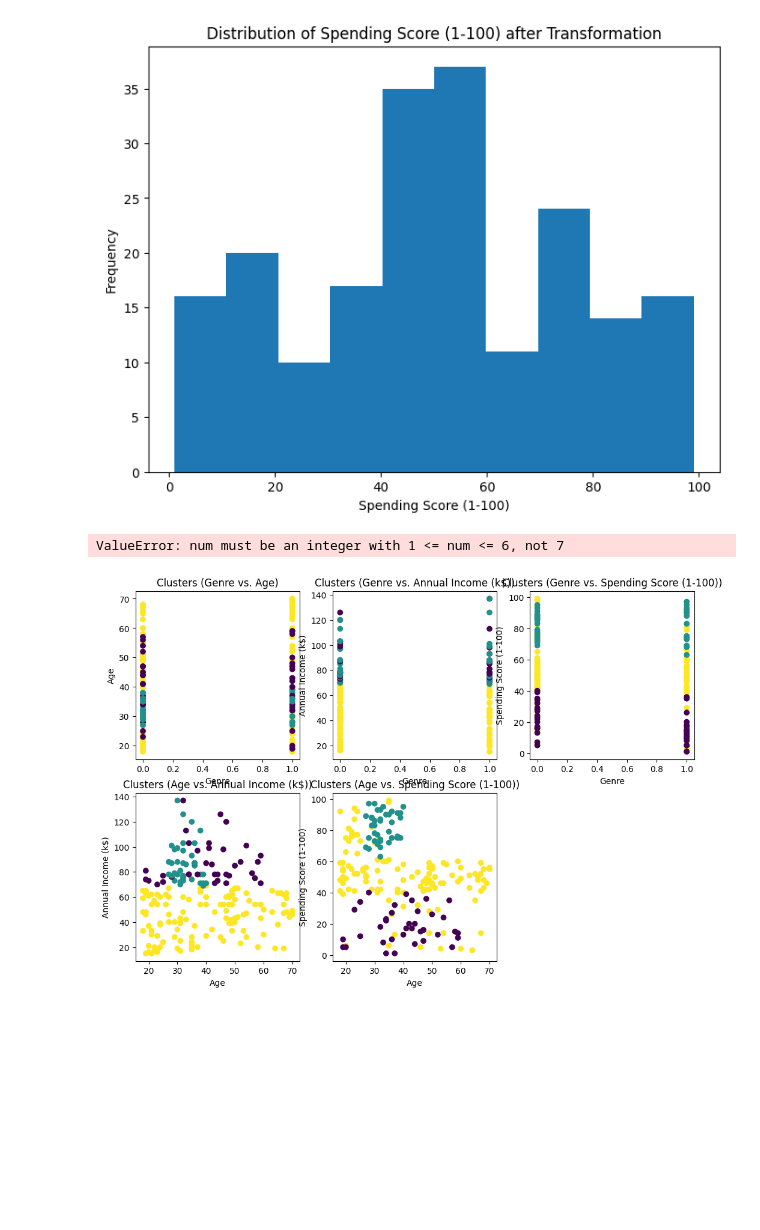
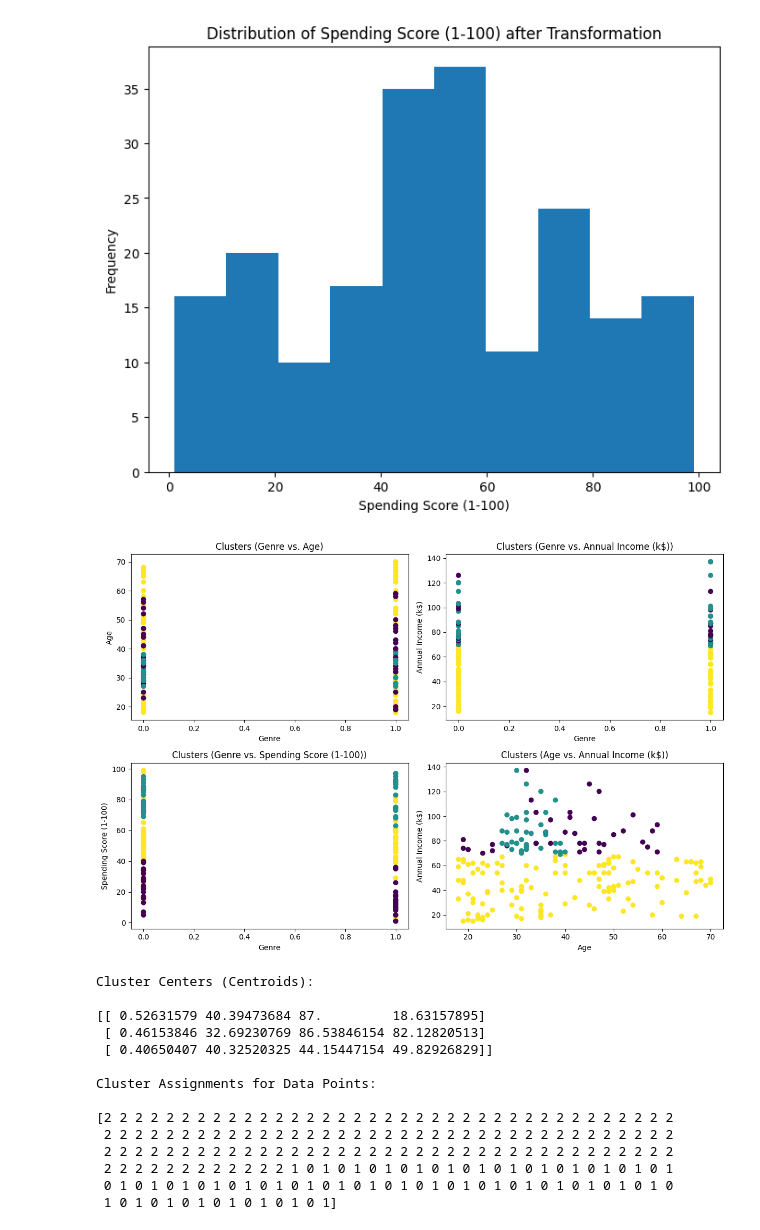
Before and after one commit to JaveriaIrfan686/Mall-Customer-by-using-Clustering, a Jupyter notebook: mall customer clustering.ipynb, the cells around one changed output. Cells and saved outputs as stored; diff of their text form; code cells hidden in the pictures; blank space fills up the shorter version.

Commit message:
Resolved error in K mean clustering

```diff
--- a/mall customer clustering.ipynb
+++ b/mall customer clustering.ipynb
@@ -79,7 +79,7 @@ df_encoded = pd.DataFrame(data)
 
 label_encoder = LabelEncoder()
 
-for column in df.columns:
+for column in df_encoded.columns:
     if df_encoded[column].dtype == 'object':
         df_encoded[column] = label_encoder.fit_transform(df_encoded[column])
 
@@ -397,37 +397,57 @@ selected_columns = ['Genre', 'Age', 'Annual Income (k$)', 'Spending Score (1-100
 X = df[selected_columns]
 
 # Specify the number of clusters (K)
 k = 3
 
 # Create and fit the K-Means model
 kmeans = KMeans(n_clusters=k, random_state=0)
 kmeans.fit(X)
 
 # Assign cluster labels to each data point
 cluster_labels = kmeans.labels_
 
 # Add the cluster labels to the DataFrame
 df['Cluster'] = cluster_labels
 
 # Visualize the clusters (pairwise features)
+# Visualize the clusters (pairwise features)
 plt.figure(figsize=(12, 8))
+subplot_num = 1  # Initialize the subplot number
+
 for i in range(len(selected_columns)):
     for j in range(i+1, len(selected_columns)):
-        plt.subplot(2, 3, (i*3 + j - i))  # Fix subplot numbering
-        plt.scatter(df[selected_columns[i]], df[selected_columns[j]], c=cluster_labels, cmap='viridis')
-        plt.xlabel(selected_columns[i])
-        plt.ylabel(selected_columns[j])
-        plt.title(f'Clusters ({selected_columns[i]} vs. {selected_columns[j]})')
+        if subplot_num <= 4:  # Limit the number of subplots to 4
+            plt.subplot(2, 2, subplot_num)
+            plt.scatter(df[selected_columns[i]], df[selected_columns[j]], c=cluster_labels, cmap='viridis')
+            plt.xlabel(selected_columns[i])
+            plt.ylabel(selected_columns[j])
+            plt.title(f'Clusters ({selected_columns[i]} vs. {selected_columns[j]})')
+            subplot_num += 1
+
 plt.tight_layout()
 plt.show()
+
 
 # Print the cluster centers
 print("Cluster Centers (Centroids):\n")
 print(kmeans.cluster_centers_)
 
 # Print the cluster assignments for each data point
 print("\nCluster Assignments for Data Points:\n")
 print(cluster_labels)
 # %% [output]
+[figure, new version]
-ValueError: num must be an integer with 1 <= num <= 6, not 7
+Cluster Centers (Centroids):
+
+[[ 0.52631579 40.39473684 87.         18.63157895]
+ [ 0.46153846 32.69230769 86.53846154 82.12820513]
+ [ 0.40650407 40.32520325 44.15447154 49.82926829]]
+
+Cluster Assignments for Data Points:
+
+[2 2 2 2 2 2 2 2 2 2 2 2 2 2 2 2 2 2 2 2 2 2 2 2 2 2 2 2 2 2 2 2 2 2 2 2 2
+ 2 2 2 2 2 2 2 2 2 2 2 2 2 2 2 2 2 2 2 2 2 2 2 2 2 2 2 2 2 2 2 2 2 2 2 2 2
+ 2 2 2 2 2 2 2 2 2 2 2 2 2 2 2 2 2 2 2 2 2 2 2 2 2 2 2 2 2 2 2 2 2 2 2 2 2
+ 2 2 2 2 2 2 2 2 2 2 2 2 1 0 1 0 1 0 1 0 1 0 1 0 1 0 1 0 1 0 1 0 1 0 1 0 1
+ 0 1 0 1 0 1 0 1 0 1 0 1 0 1 0 1 0 1 0 1 0 1 0 1 0 1 0 1 0 1 0 1 0 1 0 1 0
+ 1 0 1 0 1 0 1 0 1 0 1 0 1 0 1]
-[figure, old version]
```
